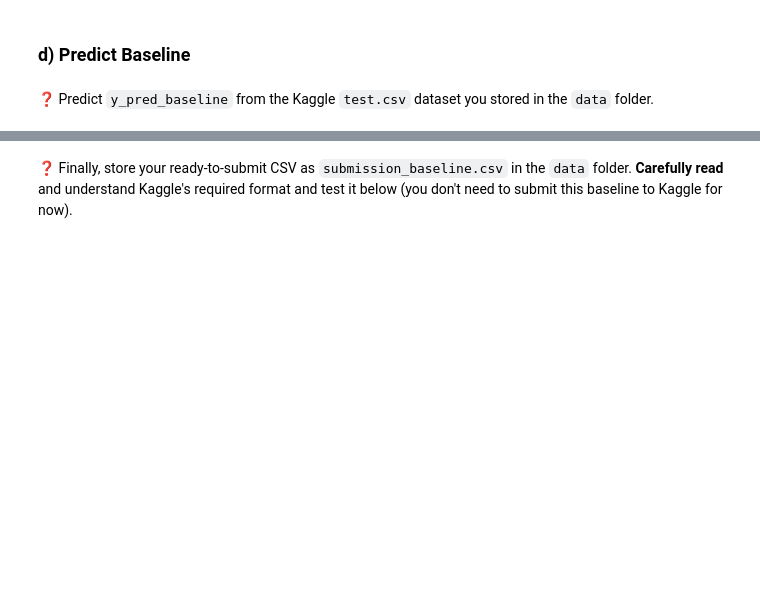
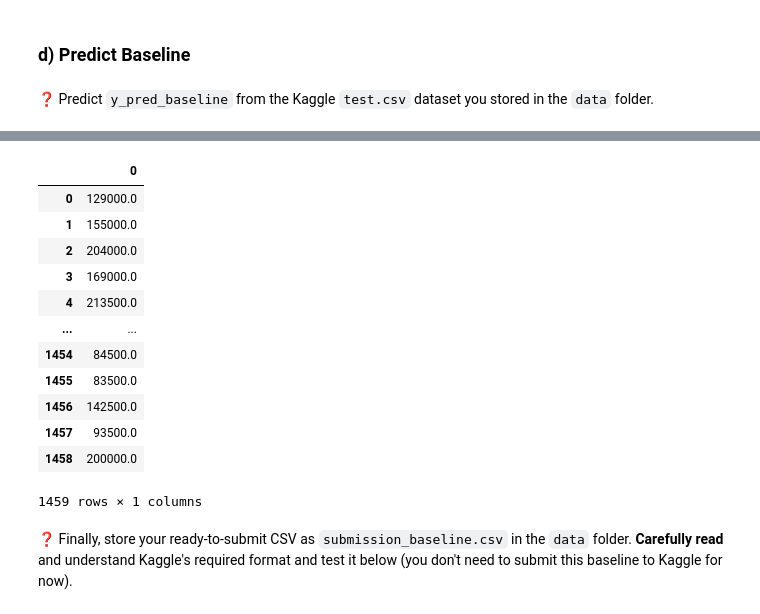
Before and after one commit to ParissaPeimaniyfard/data-houses-kaggle-competition, a Jupyter notebook: houses_kaggle_competition.ipynb, the cells around one changed output, grey strips where cells are left out. Drawn from its saved outputs; the diff is of its cells as text; code cells hidden in the pictures; blank space fills up the shorter version.

```diff
--- a/houses_kaggle_competition.ipynb
+++ b/houses_kaggle_competition.ipynb
@@ -412,0 +459,2 @@ Store your mean score as `score_baseline`
+# %%
+pipe_baseline.fit(X,y)
@@ -413,2 +479,21 @@ Store your mean score as `score_baseline`
+# %%
+y_test_pred= pipe_baseline.predict(X_test)
+# %%
+y_test_predpd_df= pd.DataFrame(y_test_pred)
+y_test_predpd_df
+# %% [output]
+|  | 0 |
+| 0 | 129000.0 |
+| 1 | 155000.0 |
+| 2 | 204000.0 |
+| 3 | 169000.0 |
+| 4 | 213500.0 |
+| ... | ... |
+| 1454 | 84500.0 |
+| 1455 | 83500.0 |
+| 1456 | 142500.0 |
+| 1457 | 93500.0 |
+| 1458 | 200000.0 |
+1459 rows × 1 columns
 # %% [markdown]
 ❓ Finally, store your ready-to-submit CSV as `submission_baseline.csv` in the `data` folder. **Carefully read** and understand Kaggle's required format and test it below (you don't need to submit this baseline to Kaggle for now).
```
Also changed, not shown: parts of 22 cells of this notebook, 1 other file.
